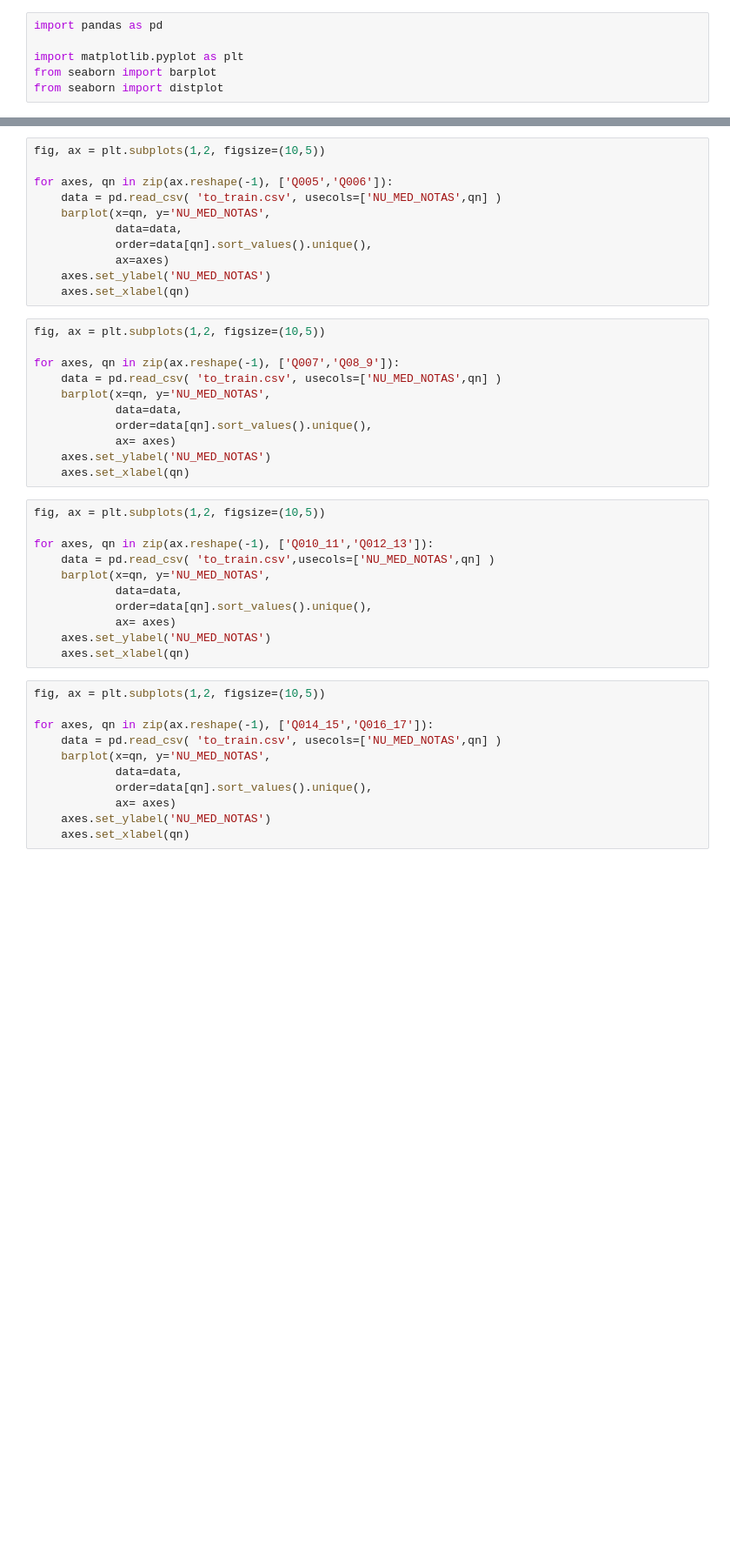
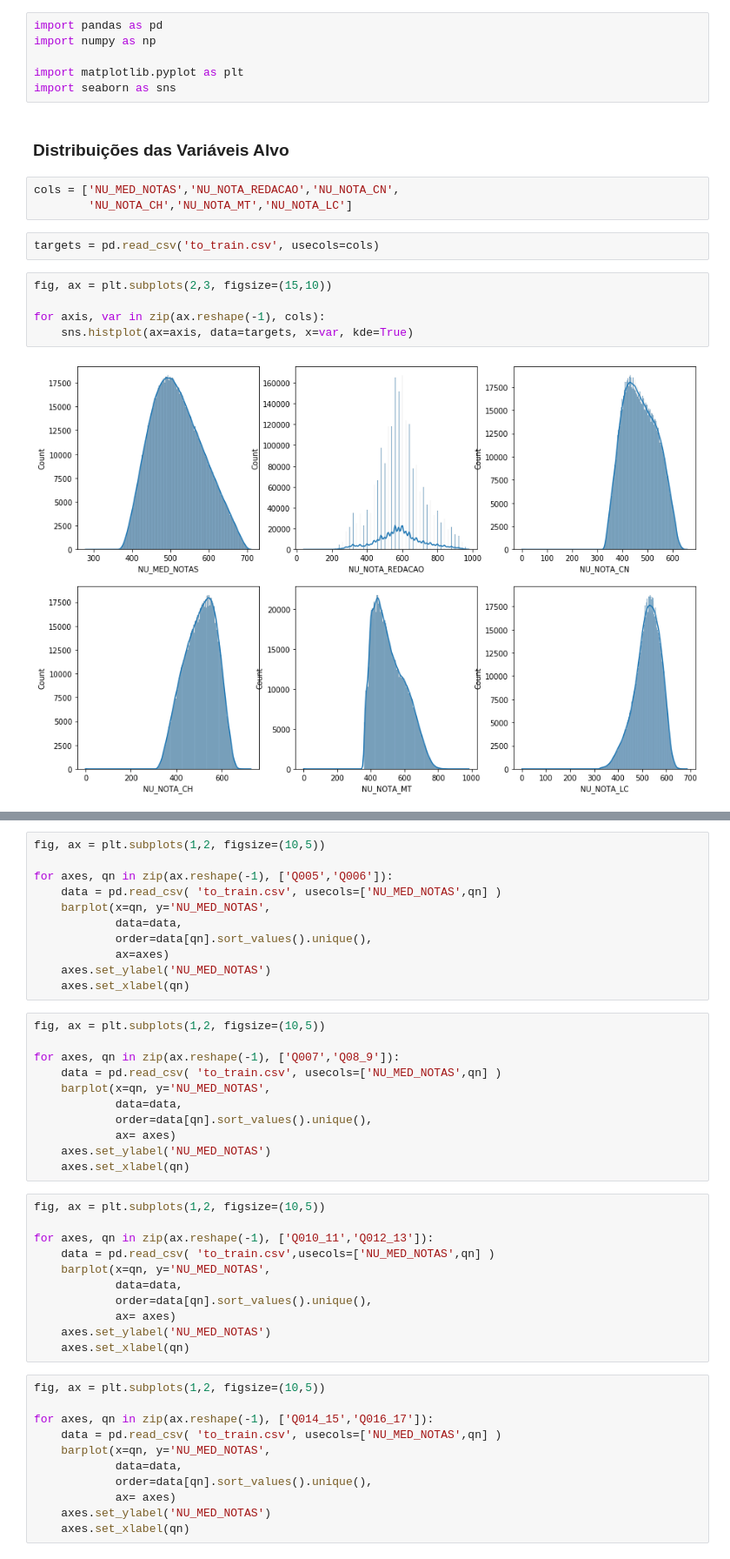
Before and after one commit to rafaelmgr12/ML-Olympiad-QE, a Jupyter notebook: notebooks/EDA.ipynb, the cells around one changed output, grey strips where cells are left out. Shown at 87% size. Saved outputs shown, nothing was run; the diff lists cells and outputs as text; blank space fills up the shorter version.

```diff
--- a/notebooks/EDA.ipynb
+++ b/notebooks/EDA.ipynb
@@ -1,6 +1,20 @@
 # %%
 import pandas as pd
+import numpy as np
 
 import matplotlib.pyplot as plt
-from seaborn import barplot
-from seaborn import distplot
+import seaborn as sns
+# %% [markdown]
+### Distribuições das Variáveis Alvo
+# %%
+cols = ['NU_MED_NOTAS','NU_NOTA_REDACAO','NU_NOTA_CN',
+        'NU_NOTA_CH','NU_NOTA_MT','NU_NOTA_LC']
+# %%
+targets = pd.read_csv('to_train.csv', usecols=cols)
+# %%
+fig, ax = plt.subplots(2,3, figsize=(15,10))
+
+for axis, var in zip(ax.reshape(-1), cols):
+    sns.histplot(ax=axis, data=targets, x=var, kde=True)
+# %% [output]
+[figure, added]
```
Also changed, not shown: parts of 4 cells of this notebook, 2 other files.
